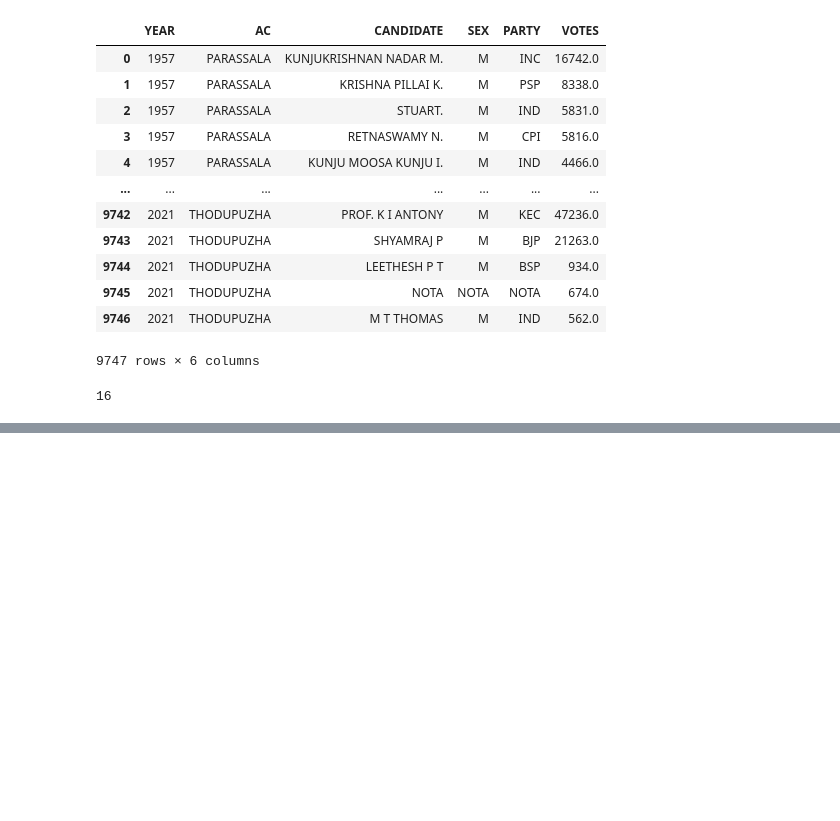
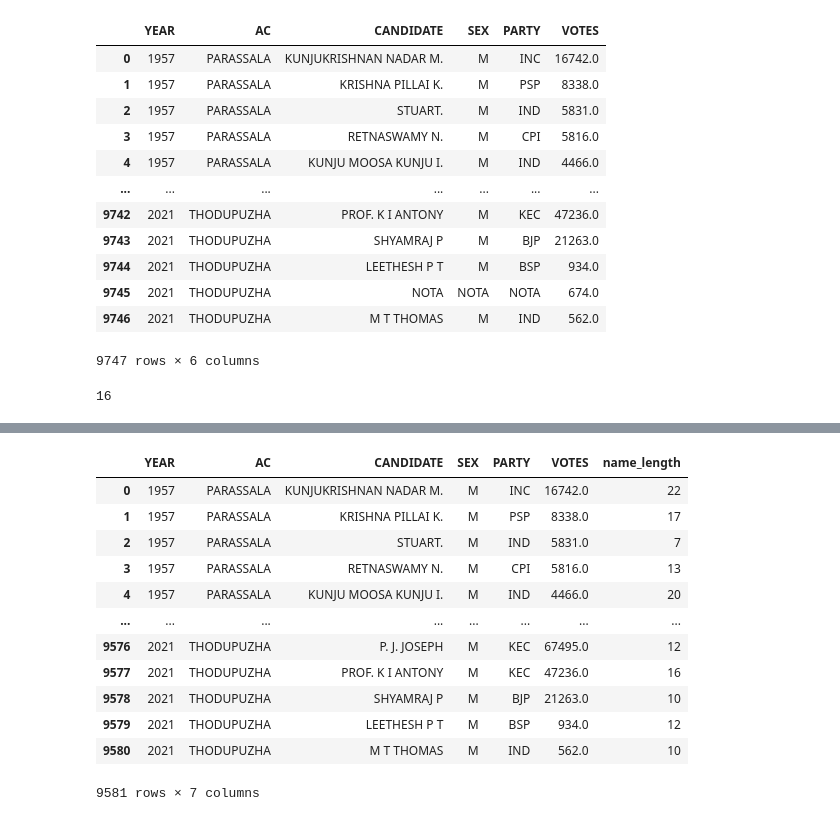
Before and after one commit to sonjaove/progg-and-DS-from-IITM, a Jupyter notebook: project work/project 1/peer_review_work.ipynb, the cells around one changed output, grey strips where cells are left out. Cells and saved outputs as stored; diff of their text form; code cells hidden in the pictures; blank space fills up the shorter version.

```diff
--- a/project work/project 1/peer_review_work.ipynb
+++ b/project work/project 1/peer_review_work.ipynb
@@ -86,0 +130,16 @@ plotting_outliers(df)
+# %%
+df
+# %% [output]
+|  | YEAR | AC | CANDIDATE | SEX | PARTY | VOTES | name_length |
+| 0 | 1957 | PARASSALA | KUNJUKRISHNAN NADAR M. | M | INC | 16742.0 | 22 |
+| 1 | 1957 | PARASSALA | KRISHNA PILLAI K. | M | PSP | 8338.0 | 17 |
+| 2 | 1957 | PARASSALA | STUART. | M | IND | 5831.0 | 7 |
+| 3 | 1957 | PARASSALA | RETNASWAMY N. | M | CPI | 5816.0 | 13 |
+| 4 | 1957 | PARASSALA | KUNJU MOOSA KUNJU I. | M | IND | 4466.0 | 20 |
+| ... | ... | ... | ... | ... | ... | ... | ... |
+| 9576 | 2021 | THODUPUZHA | P. J. JOSEPH | M | KEC | 67495.0 | 12 |
+| 9577 | 2021 | THODUPUZHA | PROF. K I ANTONY | M | KEC | 47236.0 | 16 |
+| 9578 | 2021 | THODUPUZHA | SHYAMRAJ P | M | BJP | 21263.0 | 10 |
+| 9579 | 2021 | THODUPUZHA | LEETHESH P T | M | BSP | 934.0 | 12 |
+| 9580 | 2021 | THODUPUZHA | M T THOMAS | M | IND | 562.0 | 10 |
+9581 rows × 7 columns
```
Also changed, not shown: parts of 4 cells of this notebook, 2 other files.
